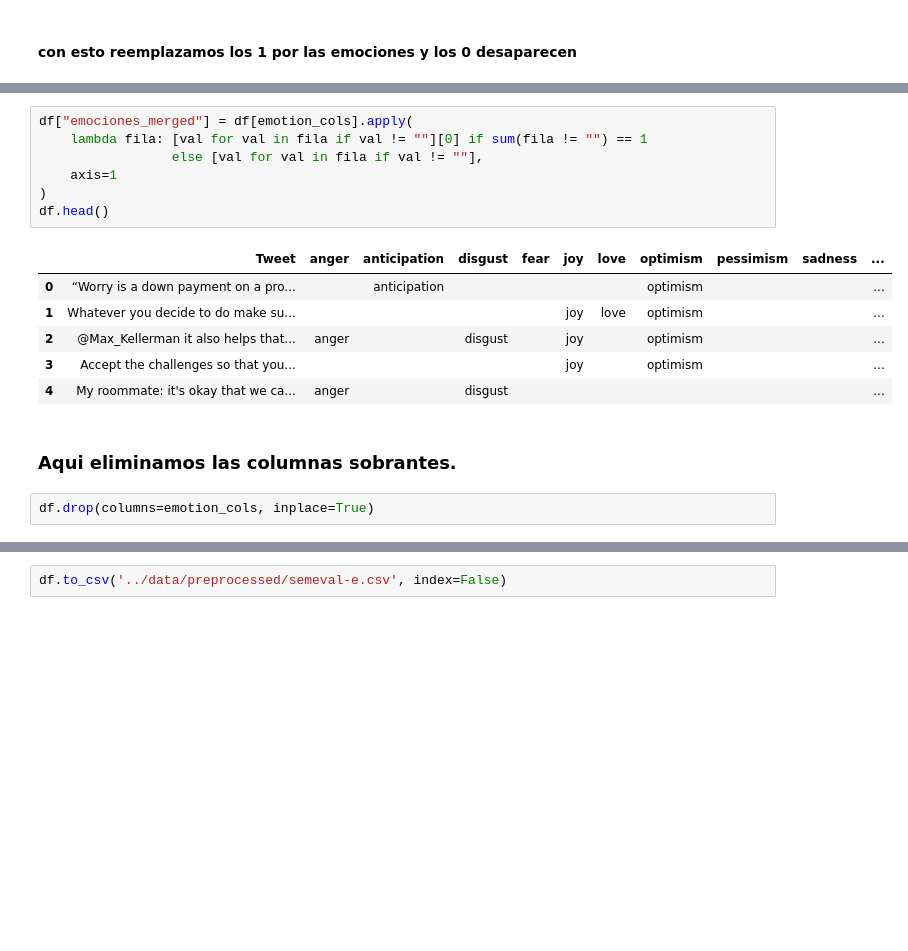
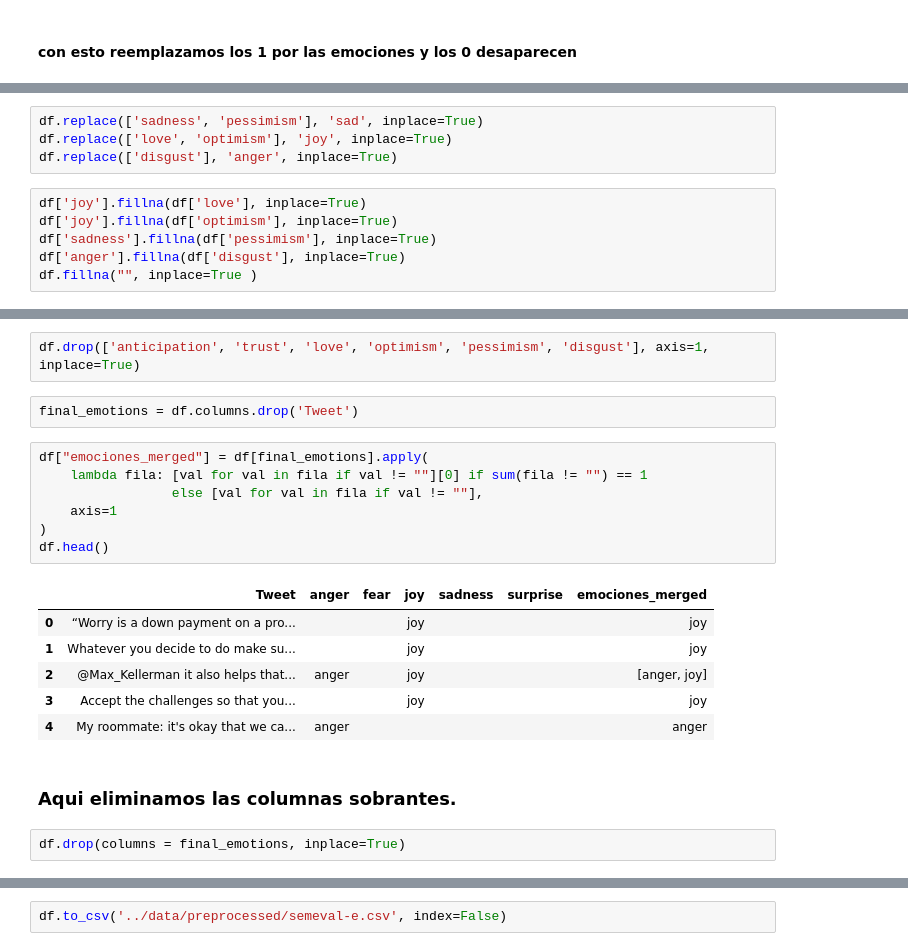
Before and after one commit to 4GeeksAcademy/sp-ml-17-final-project-g1, a Jupyter notebook: notebooks/semeval-e.ipynb, the cells around one changed output, grey strips where cells are left out. Drawn from its saved outputs; the diff is of its cells as text; blank space fills up the shorter version.

Commit message:
[combined-emotion]

```diff
--- a/notebooks/semeval-e.ipynb
+++ b/notebooks/semeval-e.ipynb
@@ -56 +61,11 @@ df
 10983 rows × 12 columns
+# %%
+df.replace(['sadness', 'pessimism'], 'sad', inplace=True)
+df.replace(['love', 'optimism'], 'joy', inplace=True)
+df.replace(['disgust'], 'anger', inplace=True)
+# %%
+df['joy'].fillna(df['love'], inplace=True)
+df['joy'].fillna(df['optimism'], inplace=True)
+df['sadness'].fillna(df['pessimism'], inplace=True)
+df['anger'].fillna(df['disgust'], inplace=True)
+df.fillna("", inplace=True )
@@ -57,21 +91,25 @@ df
+# %%
+df.drop(['anticipation', 'trust', 'love', 'optimism', 'pessimism', 'disgust'], axis=1, inplace=True)
+# %%
+final_emotions = df.columns.drop('Tweet')
 # %%
-df["emociones_merged"] = df[emotion_cols].apply(
+df["emociones_merged"] = df[final_emotions].apply(
     lambda fila: [val for val in fila if val != ""][0] if sum(fila != "") == 1
                  else [val for val in fila if val != ""],
     axis=1
 )
 df.head()
 # %% [output]
-|  | Tweet | anger | anticipation | disgust | fear | joy | love | optimism | pessimism | sadness | ... |
-| 0 | “Worry is a down payment on a pro... |  | anticipation |  |  |  |  | optimism |  |  | ... |
-| 1 | Whatever you decide to do make su... |  |  |  |  | joy | love | optimism |  |  | ... |
-| 2 | @Max_Kellerman it also helps that... | anger |  | disgust |  | joy |  | optimism |  |  | ... |
-| 3 | Accept the challenges so that you... |  |  |  |  | joy |  | optimism |  |  | ... |
-| 4 | My roommate: it's okay that we ca... | anger |  | disgust |  |  |  |  |  |  | ... |
+|  | Tweet | anger | fear | joy | sadness | surprise | emociones_merged |
+| 0 | “Worry is a down payment on a pro... |  |  | joy |  |  | joy |
+| 1 | Whatever you decide to do make su... |  |  | joy |  |  | joy |
+| 2 | @Max_Kellerman it also helps that... | anger |  | joy |  |  | [anger, joy] |
+| 3 | Accept the challenges so that you... |  |  | joy |  |  | joy |
+| 4 | My roommate: it's okay that we ca... | anger |  |  |  |  | anger |
 # %% [markdown]
 ### Aqui eliminamos las columnas sobrantes.
 # %%
-df.drop(columns=emotion_cols, inplace=True)
+df.drop(columns = final_emotions, inplace=True)
 # %%
 df.head()
 # %% [output]
```
Also changed, not shown: parts of 9 cells of this notebook, 1 other file.
